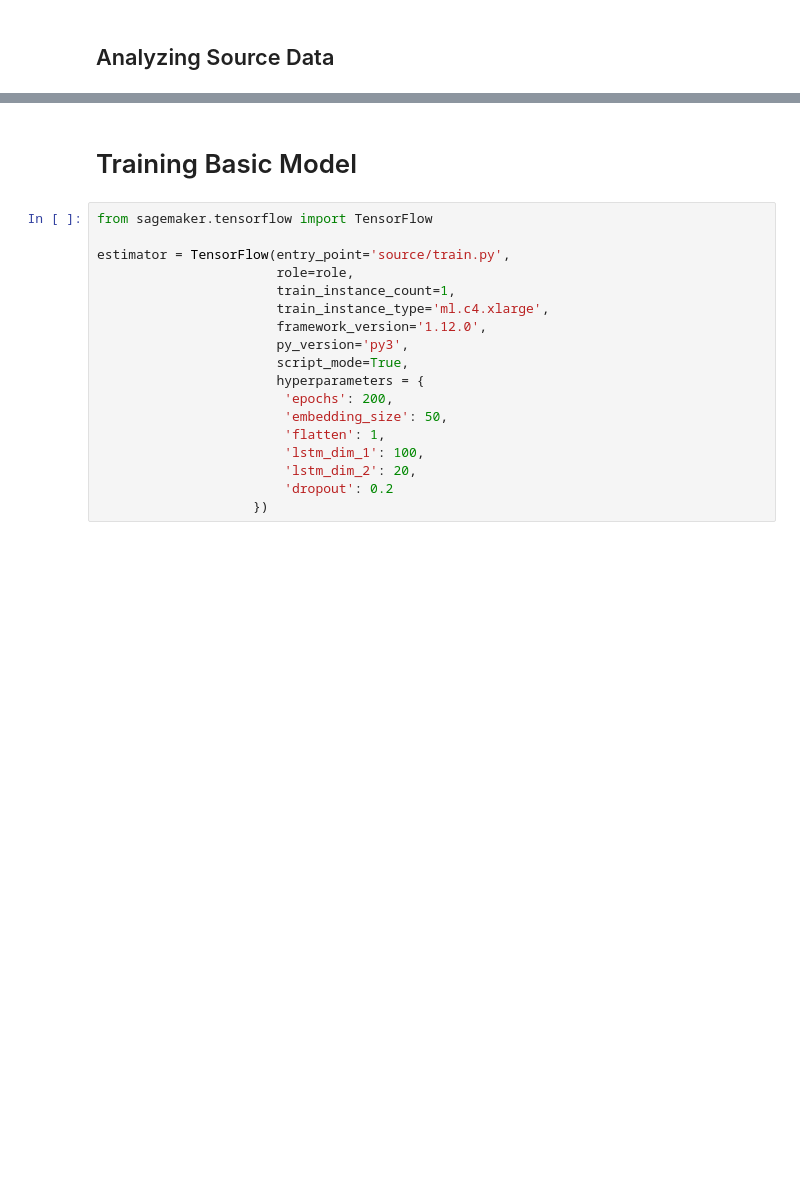
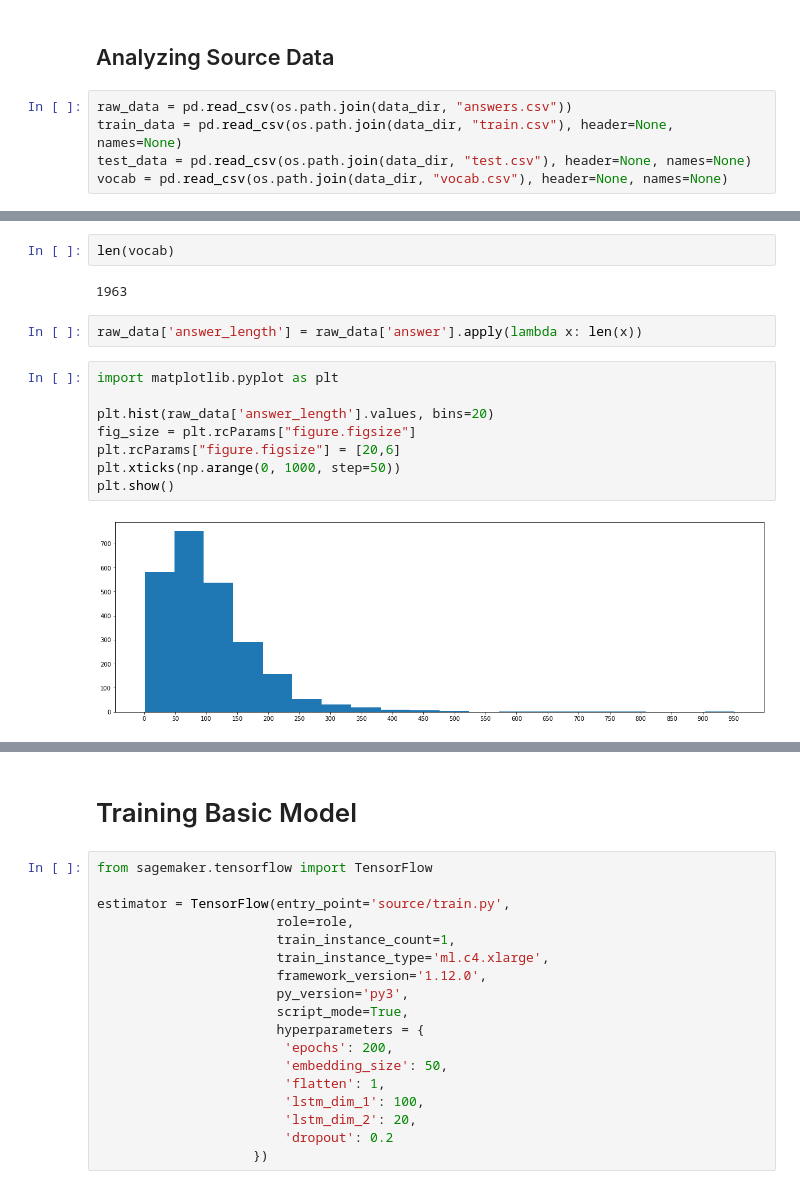
Before and after one commit to dbbrandt/short_answer_granding_capstone_project, a Jupyter notebook: Capstone 2 SAG.ipynb, the cells around one changed output, grey strips where cells are left out. Cells and saved outputs as stored; diff of their text form; blank space fills up the shorter version.

```diff
--- a/Capstone 2 SAG.ipynb
+++ b/Capstone 2 SAG.ipynb
@@ -29,3 +50,8 @@ prefix = 'sagemaker/short_answer'
 input_data = sagemaker_session.upload_data(path=data_dir, bucket=bucket, key_prefix=prefix)
 # %% [markdown]
 ## Analyzing Source Data
+# %%
+raw_data = pd.read_csv(os.path.join(data_dir, "answers.csv"))
+train_data = pd.read_csv(os.path.join(data_dir, "train.csv"), header=None, names=None)
+test_data = pd.read_csv(os.path.join(data_dir, "test.csv"), header=None, names=None)
+vocab = pd.read_csv(os.path.join(data_dir, "vocab.csv"), header=None, names=None)
@@ -31,0 +70,16 @@ input_data = sagemaker_session.upload_data(path=data_dir, bucket=bucket, key_pre
+# %%
+len(vocab)
+# %% [output]
+1963
+# %%
+raw_data['answer_length'] = raw_data['answer'].apply(lambda x: len(x))
+# %%
+import matplotlib.pyplot as plt
+
+plt.hist(raw_data['answer_length'].values, bins=20)
+fig_size = plt.rcParams["figure.figsize"]
+plt.rcParams["figure.figsize"] = [20,6]
+plt.xticks(np.arange(0, 1000, step=50))
+plt.show()
+# %% [output]
+[figure, added]
```
Also changed, not shown: parts of 7 cells of this notebook, 1 other file.
